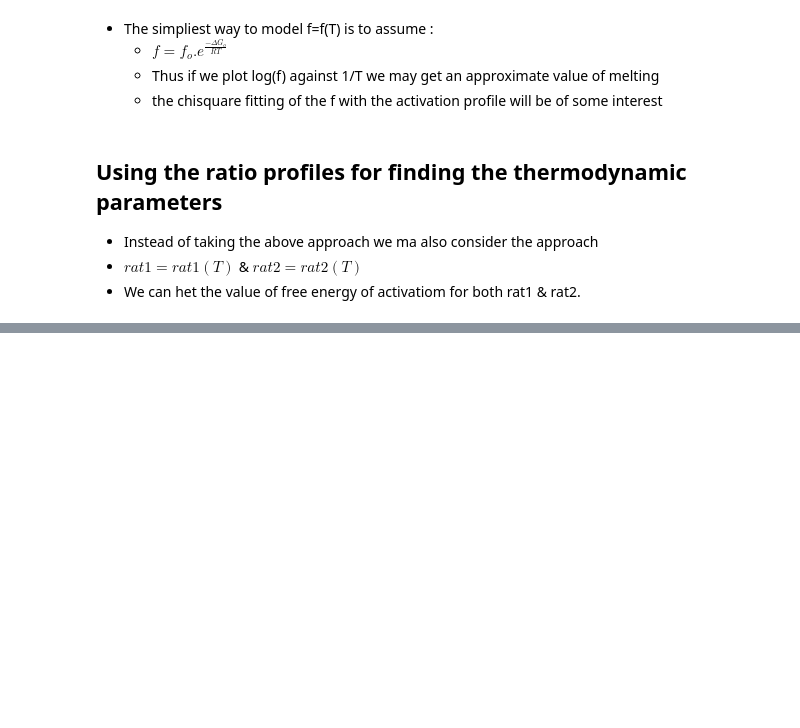
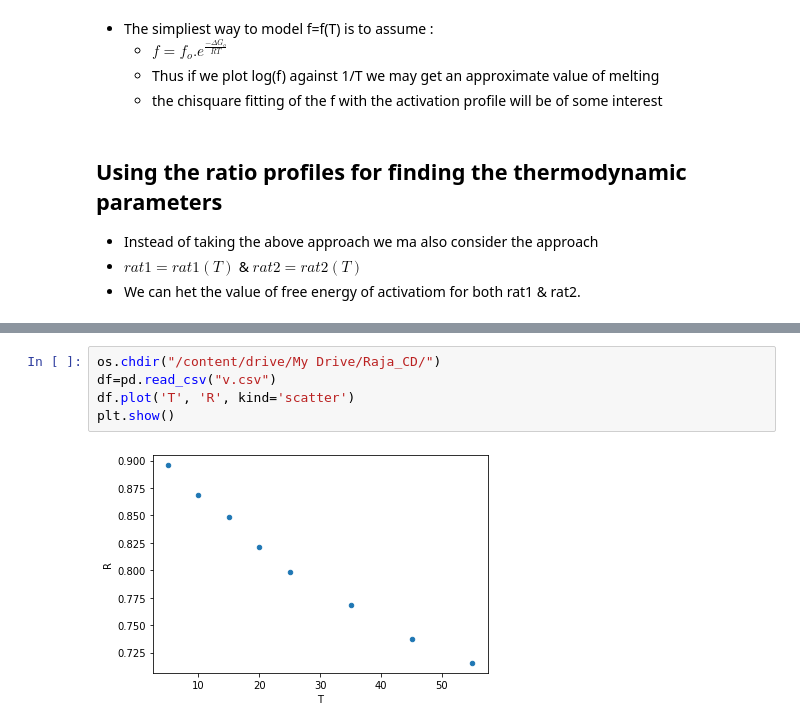
Before and after one commit to adgcal/CD-Analysis, a Jupyter notebook: CD_ANAL.ipynb, the cells around one changed output, grey strips where cells are left out. Drawn from its saved outputs; the diff is of its cells as text; blank space fills up the shorter version.

```diff
--- a/CD_ANAL.ipynb
+++ b/CD_ANAL.ipynb
@@ -241,0 +235,7 @@ Unpacking objects: 100% (30/30), done.
+# %%
+os.chdir("/content/drive/My Drive/Raja_CD/")
+df=pd.read_csv("v.csv")
+df.plot('T', 'R', kind='scatter')
+plt.show()
+# %% [output]
+[figure, added]
```
Also changed, not shown: parts of 15 cells of this notebook.
